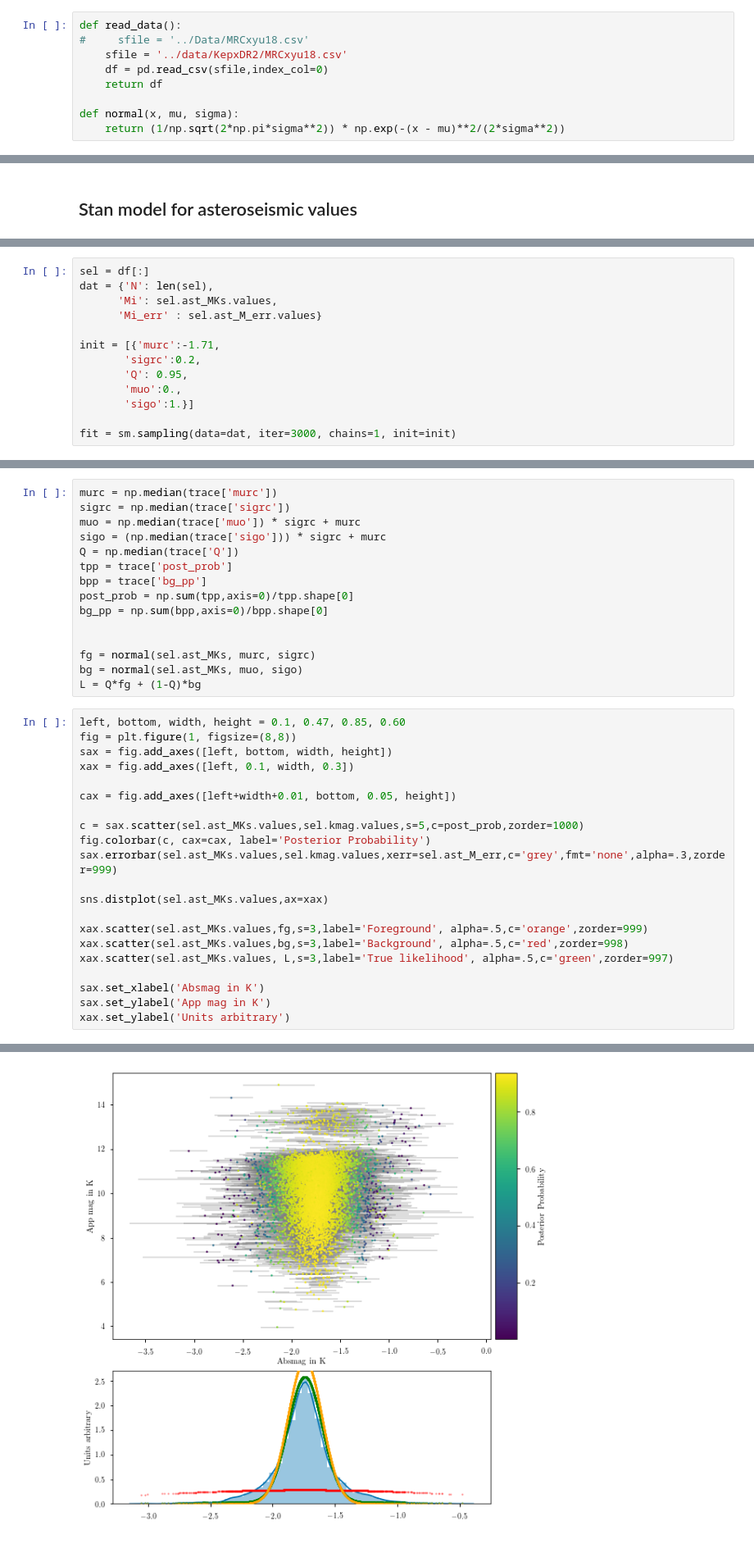
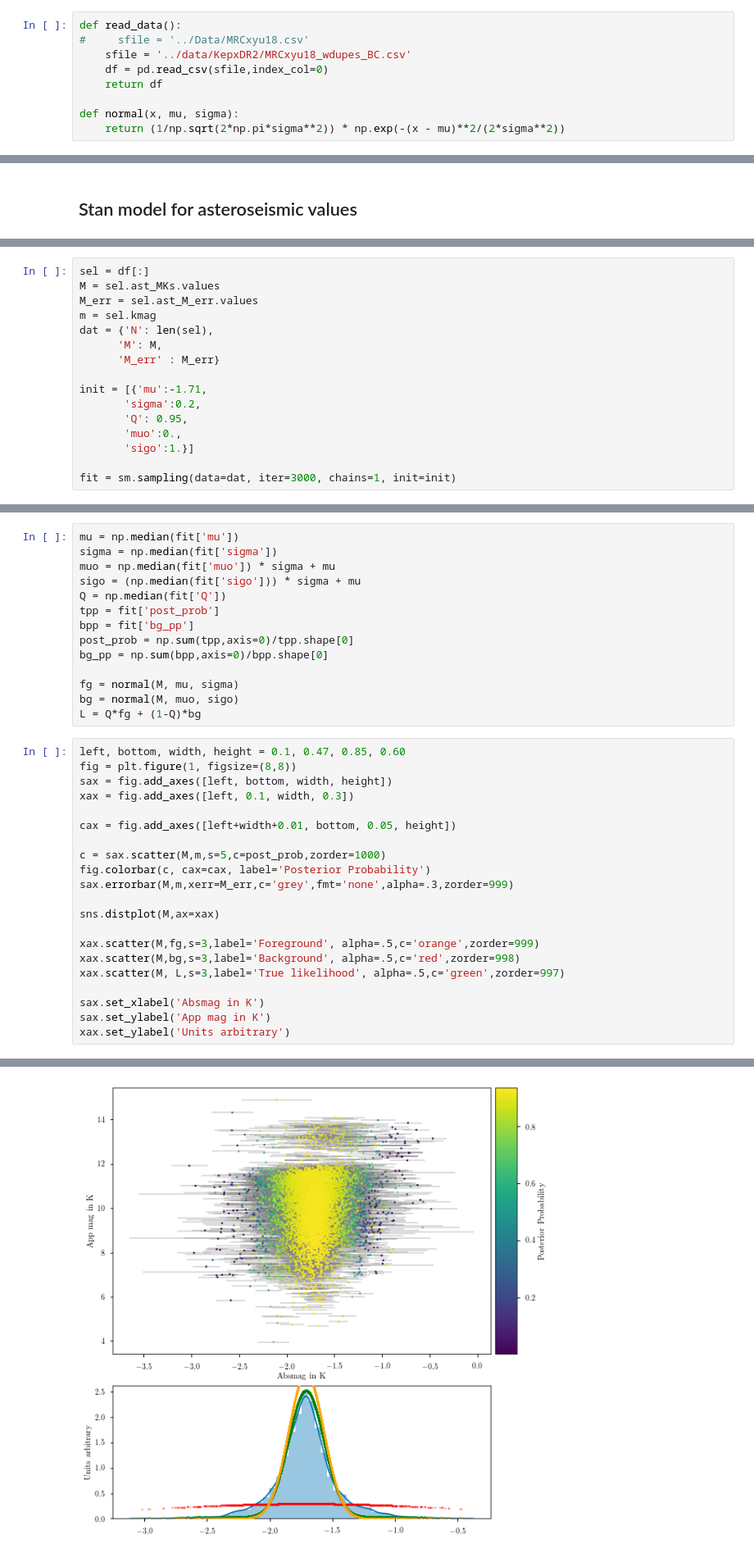
Before and after one commit to ojhall94/GAIA, a Jupyter notebook: hbmm_yu18.ipynb, the cells around one changed output, grey strips where cells are left out. Shown: that part at 82% size. Cells and saved outputs as stored; diff of their text form.

```diff
--- a/hbmm_yu18.ipynb
+++ b/hbmm_yu18.ipynb
@@ -21,7 +21,7 @@ Populating the interactive namespace from numpy and matplotlib
 # %%
 def read_data():
 #     sfile = '../Data/MRCxyu18.csv'
-    sfile = '../data/KepxDR2/MRCxyu18.csv'
+    sfile = '../data/KepxDR2/MRCxyu18_wdupes_BC.csv'
     df = pd.read_csv(sfile,index_col=0)
     return df
 
@@ -147,11 +148,14 @@ Loading in existing Stan Model
 # %%
 sel = df[:]
+M = sel.ast_MKs.values
+M_err = sel.ast_M_err.values
+m = sel.kmag
 dat = {'N': len(sel),
-      'Mi': sel.ast_MKs.values,
-      'Mi_err' : sel.ast_M_err.values}
+      'M': M,
+      'M_err' : M_err}
 
-init = [{'murc':-1.71,
-       'sigrc':0.2,
+init = [{'mu':-1.71,
+       'sigma':0.2,
        'Q': 0.95,
        'muo':0.,
        'sigo':1.}]
@@ -171,42 +174,41 @@ plt.show()
 # %%
-murc = np.median(trace['murc'])
-sigrc = np.median(trace['sigrc'])
-muo = np.median(trace['muo']) * sigrc + murc
-sigo = (np.median(trace['sigo'])) * sigrc + murc
-Q = np.median(trace['Q'])
-tpp = trace['post_prob']
-bpp = trace['bg_pp']
+mu = np.median(fit['mu'])
+sigma = np.median(fit['sigma'])
+muo = np.median(fit['muo']) * sigma + mu
+sigo = (np.median(fit['sigo'])) * sigma + mu
+Q = np.median(fit['Q'])
+tpp = fit['post_prob']
+bpp = fit['bg_pp']
 post_prob = np.sum(tpp,axis=0)/tpp.shape[0]
 bg_pp = np.sum(bpp,axis=0)/bpp.shape[0]
 
-
-fg = normal(sel.ast_MKs, murc, sigrc)
-bg = normal(sel.ast_MKs, muo, sigo)
+fg = normal(M, mu, sigma)
+bg = normal(M, muo, sigo)
 L = Q*fg + (1-Q)*bg
 # %%
 left, bottom, width, height = 0.1, 0.47, 0.85, 0.60
 fig = plt.figure(1, figsize=(8,8))
 sax = fig.add_axes([left, bottom, width, height])
 xax = fig.add_axes([left, 0.1, width, 0.3])
 
 cax = fig.add_axes([left+width+0.01, bottom, 0.05, height])
 
-c = sax.scatter(sel.ast_MKs.values,sel.kmag.values,s=5,c=post_prob,zorder=1000)
+c = sax.scatter(M,m,s=5,c=post_prob,zorder=1000)
 fig.colorbar(c, cax=cax, label='Posterior Probability')
-sax.errorbar(sel.ast_MKs.values,sel.kmag.values,xerr=sel.ast_M_err,c='grey',fmt='none',alpha=.3,zorder=999)
+sax.errorbar(M,m,xerr=M_err,c='grey',fmt='none',alpha=.3,zorder=999)
 
-sns.distplot(sel.ast_MKs.values,ax=xax)
+sns.distplot(M,ax=xax)
 
-xax.scatter(sel.ast_MKs.values,fg,s=3,label='Foreground', alpha=.5,c='orange',zorder=999)
-xax.scatter(sel.ast_MKs.values,bg,s=3,label='Background', alpha=.5,c='red',zorder=998)
-xax.scatter(sel.ast_MKs.values, L,s=3,label='True likelihood', alpha=.5,c='green',zorder=997)
+xax.scatter(M,fg,s=3,label='Foreground', alpha=.5,c='orange',zorder=999)
+xax.scatter(M,bg,s=3,label='Background', alpha=.5,c='red',zorder=998)
+xax.scatter(M, L,s=3,label='True likelihood', alpha=.5,c='green',zorder=997)
 
 sax.set_xlabel('Absmag in K')
 sax.set_ylabel('App mag in K')
 xax.set_ylabel('Units arbitrary')
 # %% [output]
 Text(0,0.5,u'Units arbitrary')
-[figure, old version]
+[figure, new version]
 # %%
 #Calculate recall vs precision for various Kass+Raftery94 cut off scales
 '''Calculate the Kass+Raftery94 lnK values'''
```
Also changed, not shown: parts of 5 cells of this notebook, 3 other files.
